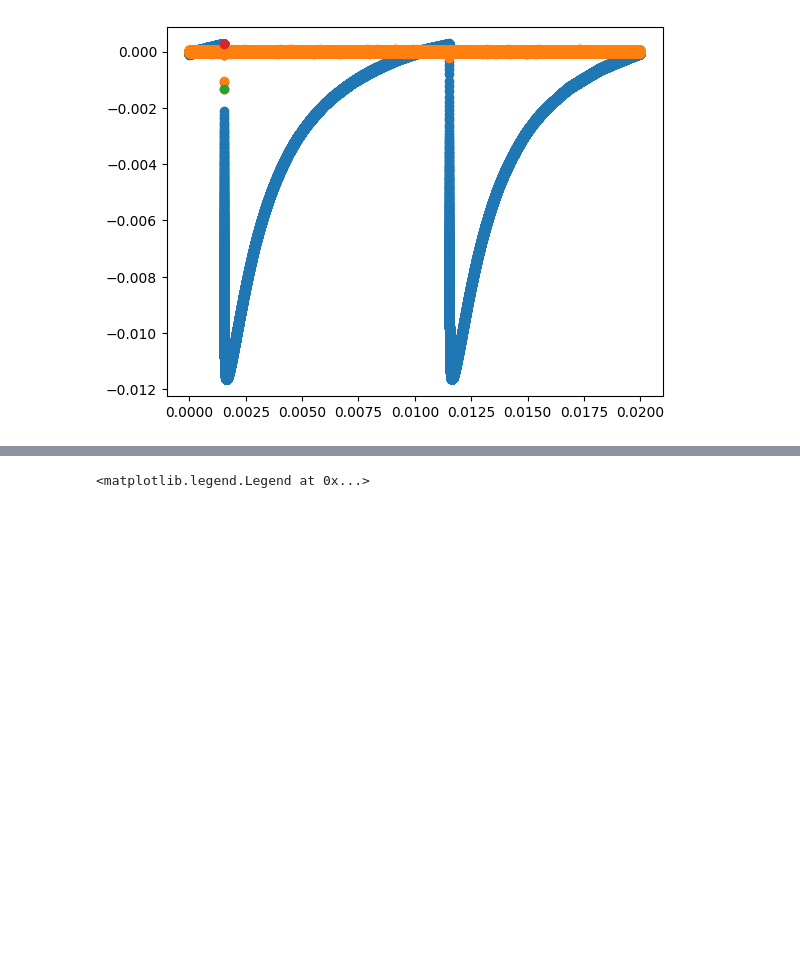
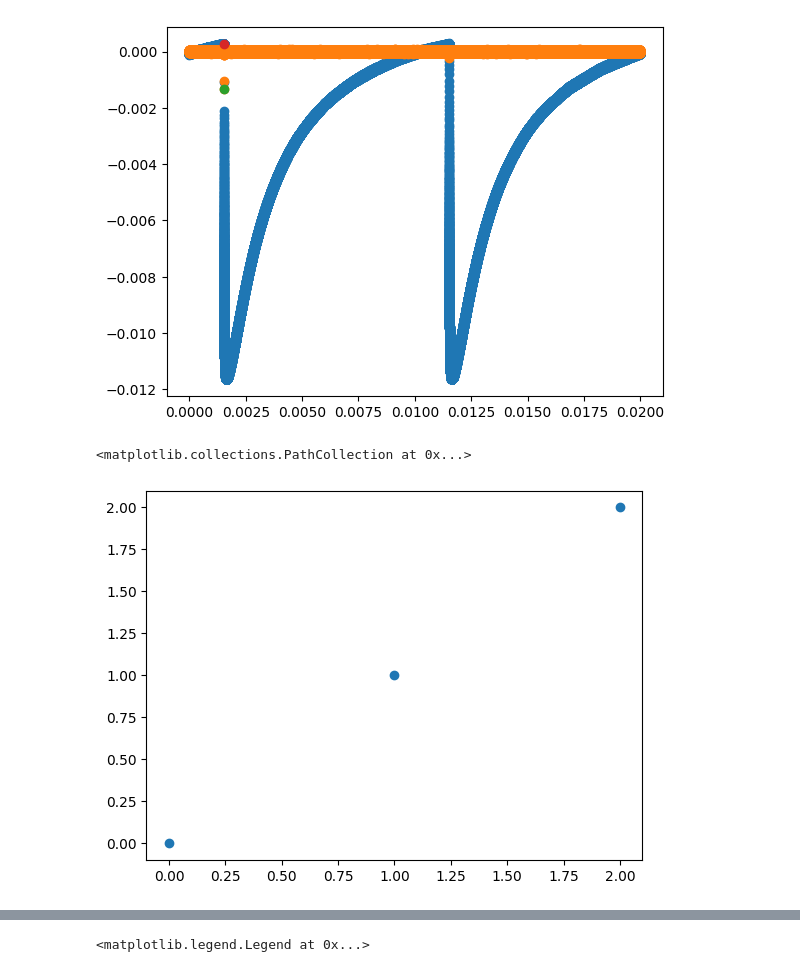
Before and after one commit to MimaxSimm/trPL_Analysis, a Jupyter notebook: trPL-Spectras.ipynb, the cells around one changed output, grey strips where cells are left out. Cells and saved outputs as stored; diff of their text form; code cells hidden in the pictures; blank space fills up the shorter version.

```diff
--- a/trPL-Spectras.ipynb
+++ b/trPL-Spectras.ipynb
@@ -435,6 +457,11 @@ t = spv['Time'].to_numpy()
 # %% [output]
 -0.00148364 1819
 [figure]
+# %%
+plt.scatter(np.array([0, 1, 2, np.nan, np.nan]), np.array([0, 1, 2, np.nan, np.nan]))
+# %% [output]
+<matplotlib.collections.PathCollection at 0x...>
+[figure, added]
 # %%
 TRPL_folderpath = "/home/qrb/Documents/PhD/Experimental/Group1: CsPI MAPI CsFAPI/trPLtrSPV/251015-Jülich-GlassAloxCsFAPI/2025 10 15 TRPL Maxim/FS"
 trPLs = trPL_withSpectra(TRPL_folderpath)
```
Also changed, not shown: parts of 7 cells of this notebook.
